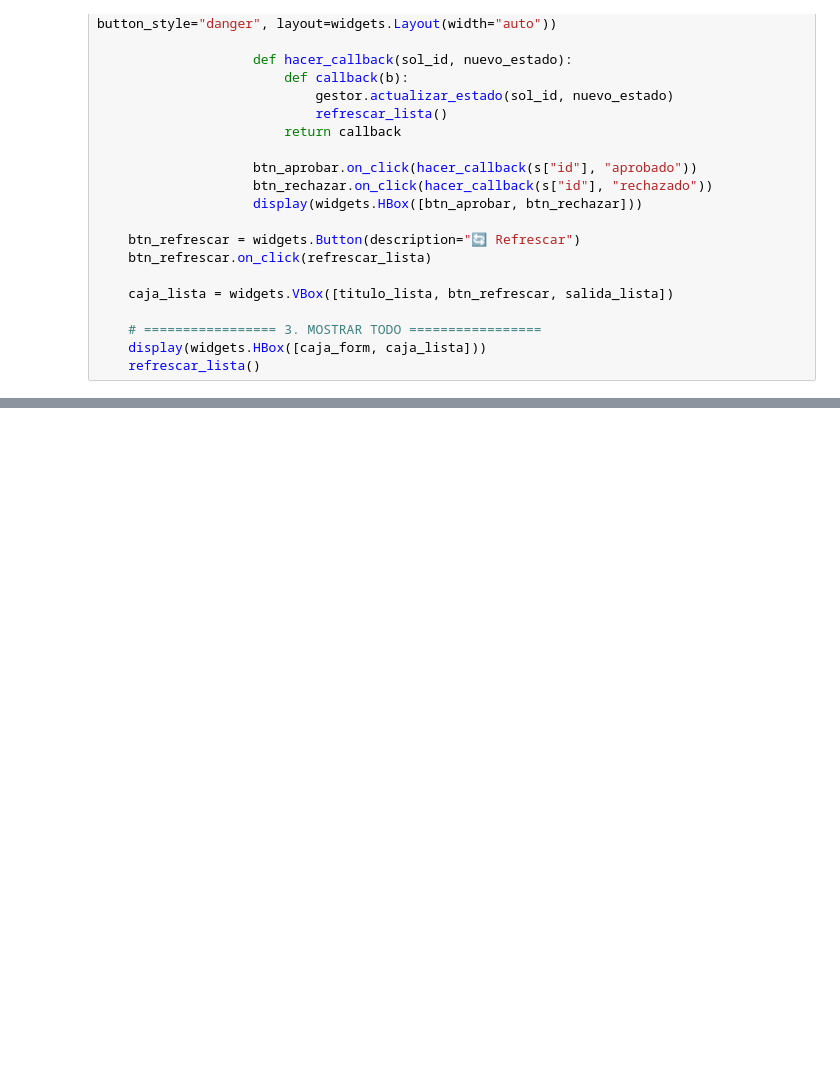
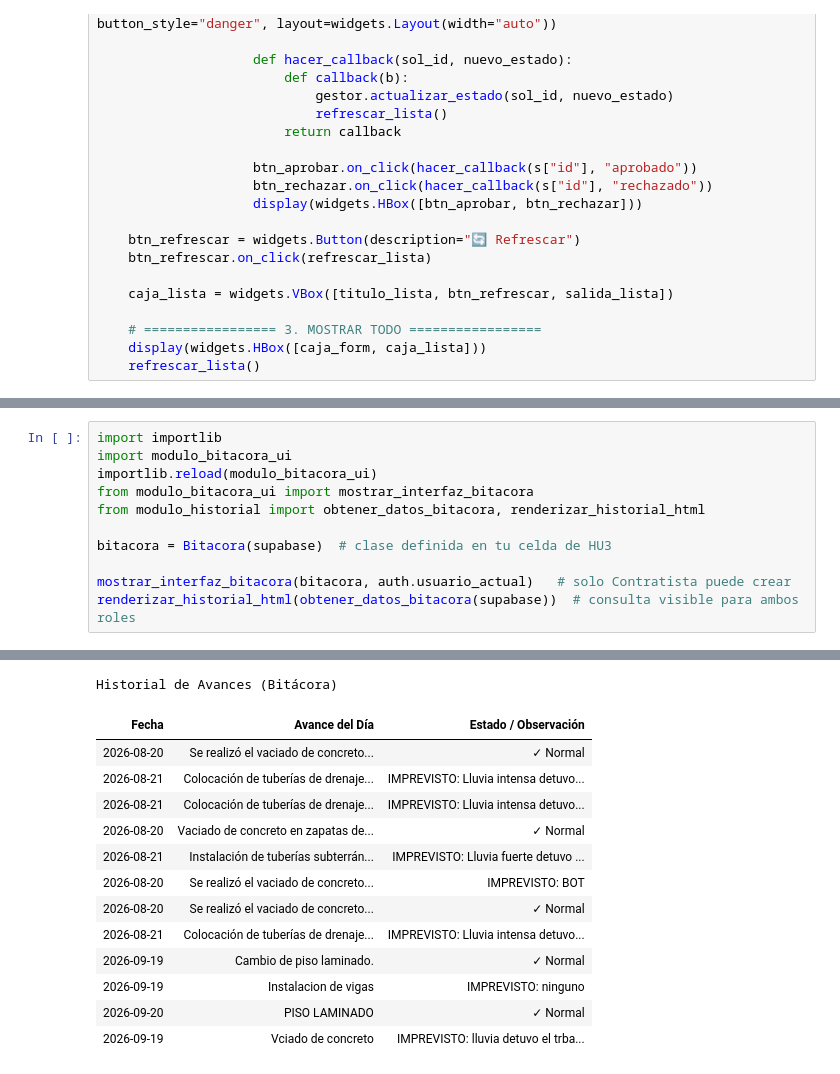
Before and after one commit to BySowy8/ObraTrack, a Jupyter notebook: ObraTrack.ipynb, the cells around one changed output, grey strips where cells are left out. Cells and saved outputs as stored; diff of their text form; blank space fills up the shorter version.

```diff
--- a/ObraTrack.ipynb
+++ b/ObraTrack.ipynb
@@ -1654,0 +1748,12 @@ HTML(value="<div style='border:1px solid #16a34a; background:#e6ffed; padding:10
+# %%
+import importlib
+import modulo_bitacora_ui
+importlib.reload(modulo_bitacora_ui)
+from modulo_bitacora_ui import mostrar_interfaz_bitacora
+from modulo_historial import obtener_datos_bitacora, renderizar_historial_html
+
+bitacora = Bitacora(supabase)  # clase definida en tu celda de HU3
+
+mostrar_interfaz_bitacora(bitacora, auth.usuario_actual)   # solo Contratista puede crear
+renderizar_historial_html(obtener_datos_bitacora(supabase))  # consulta visible para ambos roles
+# %% [output]
@@ -1654,0 +1761,14 @@ HTML(value="<div style='border:1px solid #16a34a; background:#e6ffed; padding:10
+Historial de Avances (Bitácora)
+| Fecha | Avance del Día | Estado / Observación |
+| 2026-08-20 | Se realizó el vaciado de concreto... | ✓ Normal |
+| 2026-08-21 | Colocación de tuberías de drenaje... | IMPREVISTO: Lluvia intensa detuvo... |
+| 2026-08-21 | Colocación de tuberías de drenaje... | IMPREVISTO: Lluvia intensa detuvo... |
+| 2026-08-20 | Vaciado de concreto en zapatas de... | ✓ Normal |
+| 2026-08-21 | Instalación de tuberías subterrán... | IMPREVISTO: Lluvia fuerte detuvo ... |
+| 2026-08-20 | Se realizó el vaciado de concreto... | IMPREVISTO: BOT |
+| 2026-08-20 | Se realizó el vaciado de concreto... | ✓ Normal |
+| 2026-08-21 | Colocación de tuberías de drenaje... | IMPREVISTO: Lluvia intensa detuvo... |
+| 2026-09-19 | Cambio de piso laminado. | ✓ Normal |
+| 2026-09-19 | Instalacion de vigas | IMPREVISTO: ninguno |
+| 2026-09-20 | PISO LAMINADO | ✓ Normal |
+| 2026-09-19 | Vciado de concreto | IMPREVISTO: lluvia detuvo el trba... |
```
Also changed, not shown: parts of 22 cells of this notebook.
